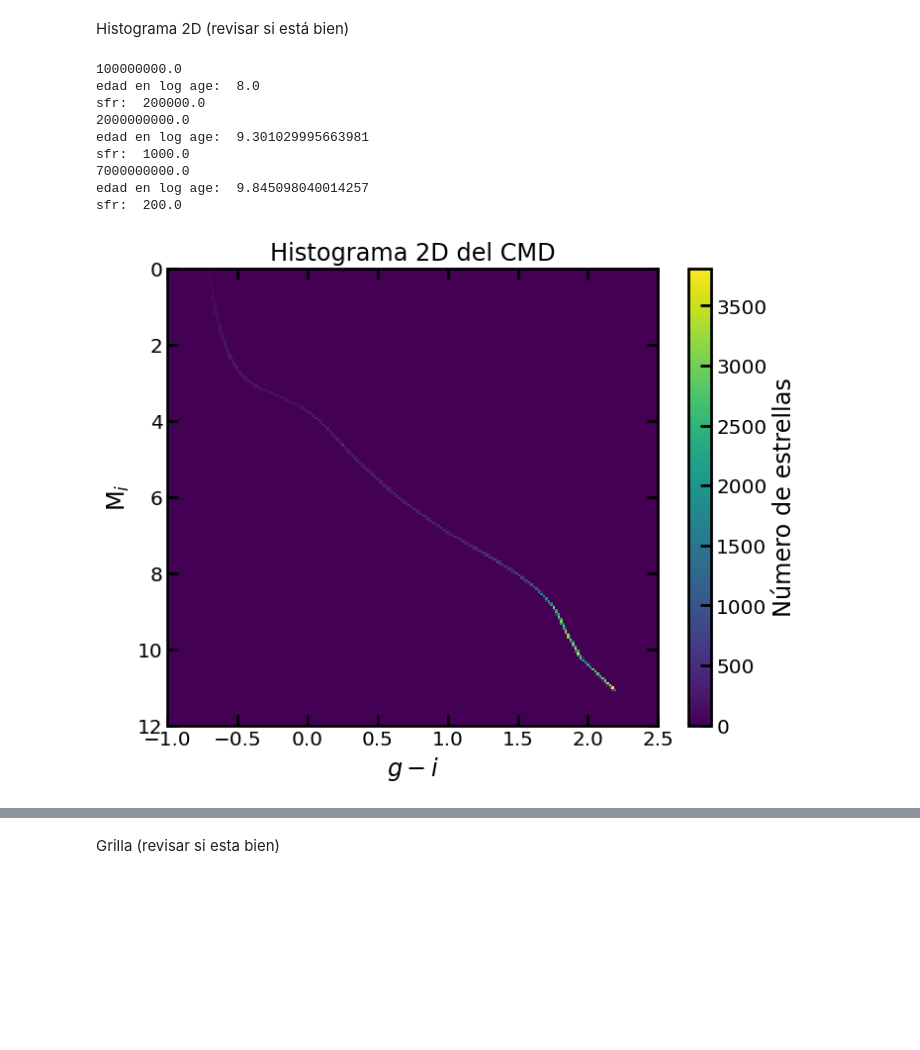
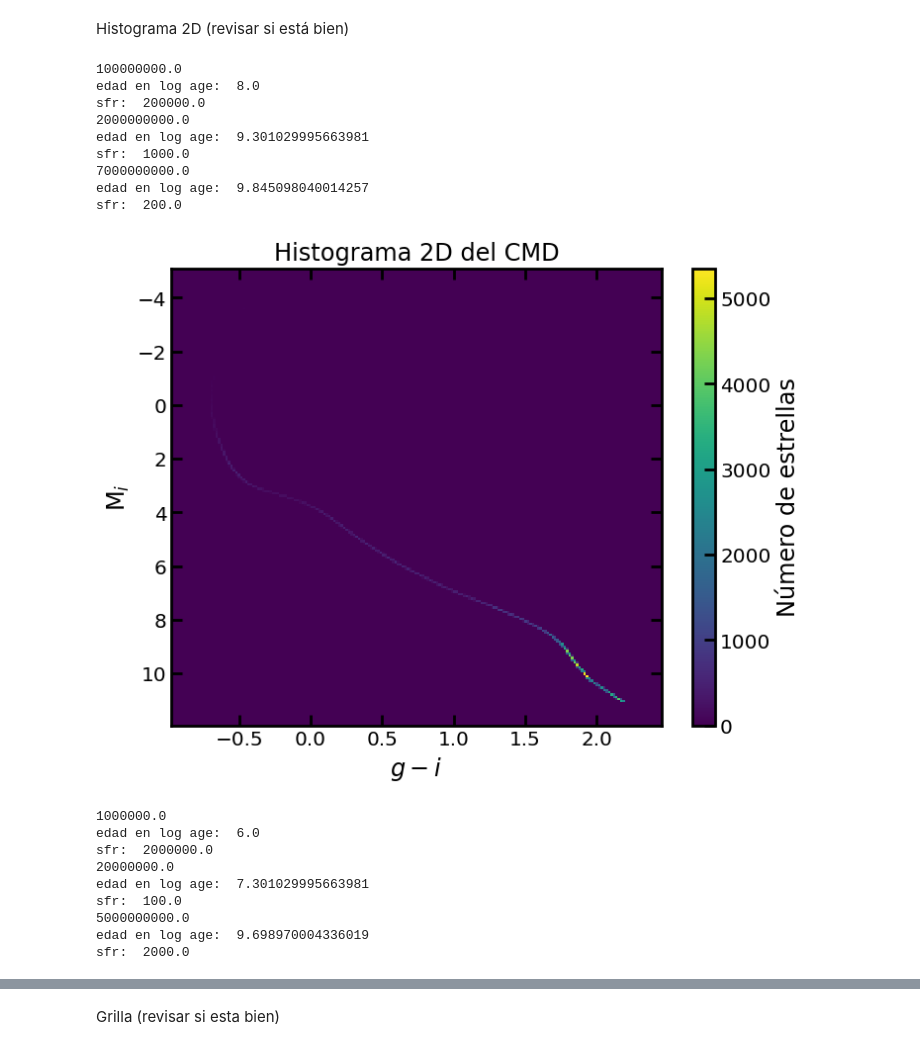
Before and after one commit to sebamonteirov/SFH_dwarf_galaxies, a Jupyter notebook: ProyectoModulo.ipynb, the cells around one changed output, grey strips where cells are left out. Drawn from its saved outputs; the diff is of its cells as text; code cells hidden in the pictures; blank space fills up the shorter version.

```diff
--- a/ProyectoModulo.ipynb
+++ b/ProyectoModulo.ipynb
@@ -271,33 +262,43 @@ def plot_cmd_histogram_from_sfh(sfh): # Genera y grafica el histograma 2D del CM
 
     # Calcular el color (g - i)
     color_g_i = g_mags - i_mags
 
     # Rango fijo para el histograma
-    color_range = (-1.0, 2.5)  # Rango de color (g - i)
-    mag_range = (0, 12)        # Rango de magnitud i
+    color_range = (color_g_i.min(), color_g_i.max())  # Rango de color (g - i)
+    mag_range = (i_mags.min(), i_mags.max())        # Rango de magnitud i
 
     # Crear el histograma 2D
     plt.figure(figsize=(8, 6))
     plt.hist2d(color_g_i, i_mags, bins=200, range=[color_range, mag_range], cmap='viridis')
 
     # Configurar etiquetas y formato del gráfico
     plt.colorbar(label='Número de estrellas')
     plt.gca().invert_yaxis()  # Invertir el eje Y para magnitudes
     plt.xlabel(r'$g - i$')
     plt.ylabel(r'M$_i$')
     plt.title('Histograma 2D del CMD')
     plt.grid(False)
     plt.show()
 
 plot_cmd_histogram_from_sfh(sfh_test)
+plot_cmd_histogram_from_sfh(np.array([[1e6, 2e7, 5e9], [2e6, 1e2, 2e3]])) #otro ejemplo
 # %% [output]
 100000000.0
 edad en log age:  8.0
 sfr:  200000.0
 2000000000.0
 edad en log age:  9.301029995663981
 sfr:  1000.0
 7000000000.0
 edad en log age:  9.845098040014257
 sfr:  200.0
-[figure, old version]
+[figure, new version]
+1000000.0
+edad en log age:  6.0
+sfr:  2000000.0
+20000000.0
+edad en log age:  7.301029995663981
+sfr:  100.0
+5000000000.0
+edad en log age:  9.698970004336019
+sfr:  2000.0
```
Also changed, not shown: parts of 10 cells of this notebook.
